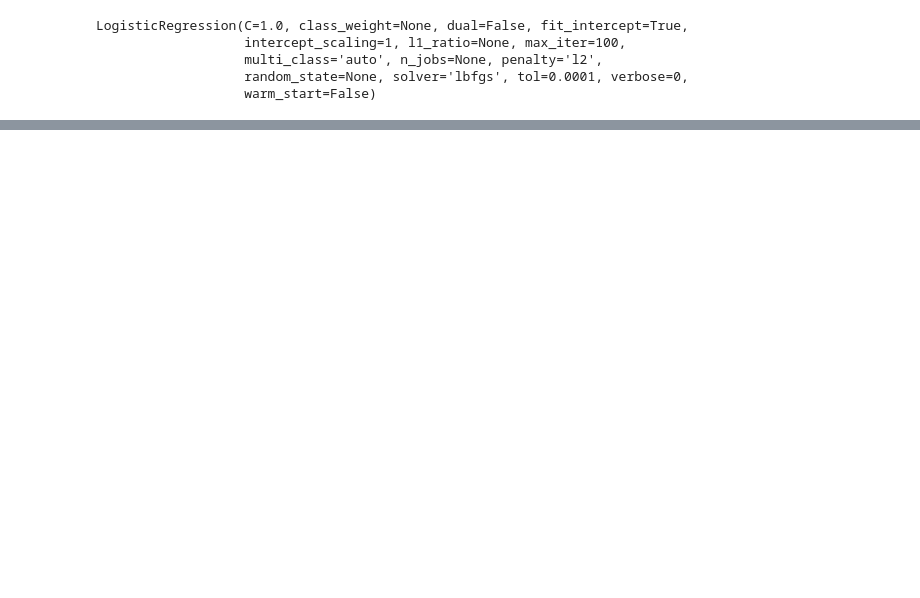
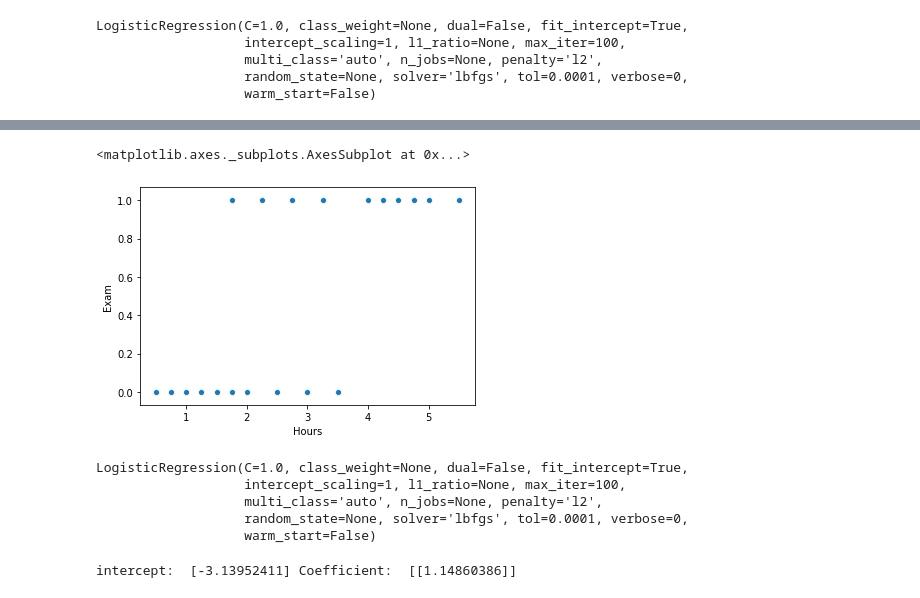
Before and after one commit to sehan10/Churn-Analysis, a Jupyter notebook: Logistic Regression Basic.ipynb, the cells around one changed output, grey strips where cells are left out. Saved outputs shown, nothing was run; the diff lists cells and outputs as text; code cells hidden in the pictures; blank space fills up the shorter version.

```diff
--- a/Logistic Regression Basic.ipynb
+++ b/Logistic Regression Basic.ipynb
@@ -82,0 +133,8 @@ array([0, 0, 0, 0, 0, 1, 1, 1, 1, 1])
+# %%
+dt = pd.DataFrame({'Hours':[0.50,0.75,1.00,1.25,1.50,1.75,1.75,2.00,2.25,2.50,2.75,3.00,3.25,3.50,4.00,4.25,4.50,4.75,5.00,5.50 ]
+             ,'Exam':[0,0,0,0,0,0,1,0,1,0,1,0,1,0,1,1,1,1,1,1]})
+# %%
+sns.scatterplot(x='Hours',y='Exam',data=dt)
+# %% [output]
+<matplotlib.axes._subplots.AxesSubplot at 0x...>
+[figure, added]
@@ -82,0 +143,12 @@ array([0, 0, 0, 0, 0, 1, 1, 1, 1, 1])
+# %%
+logistic_model.fit(dt[['Hours']],dt[['Exam']])
+# %% [output]
+LogisticRegression(C=1.0, class_weight=None, dual=False, fit_intercept=True,
+                   intercept_scaling=1, l1_ratio=None, max_iter=100,
+                   multi_class='auto', n_jobs=None, penalty='l2',
+                   random_state=None, solver='lbfgs', tol=0.0001, verbose=0,
+                   warm_start=False)
+# %%
+print('intercept: ',logistic_model.intercept_, 'Coefficient: ',logistic_model.coef_)
+# %% [output]
+intercept:  [-3.13952411] Coefficient:  [[1.14860386]]
```
Also changed, not shown: parts of 40 cells of this notebook, 5 other files.
